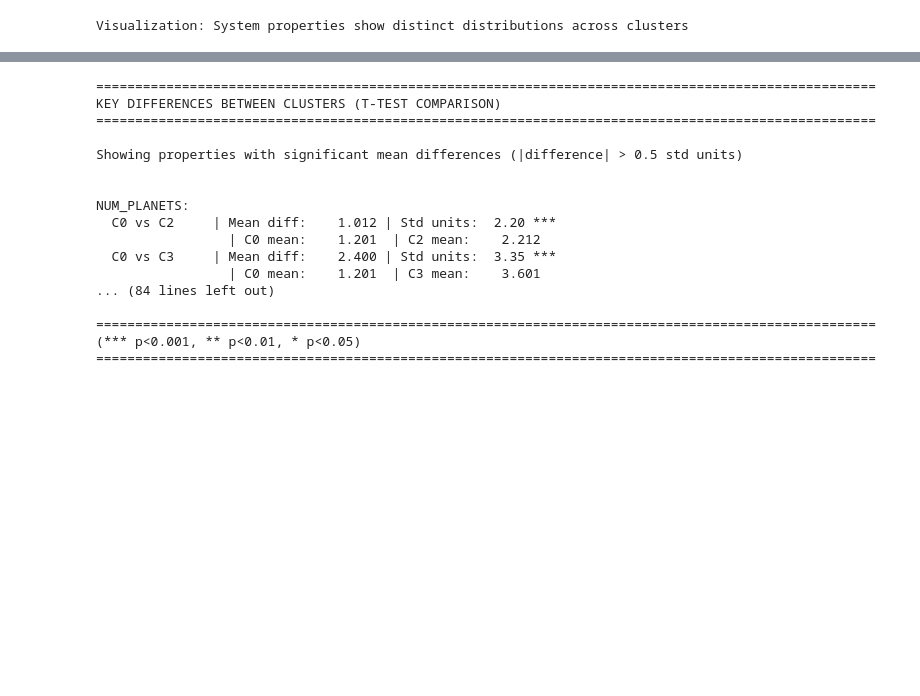
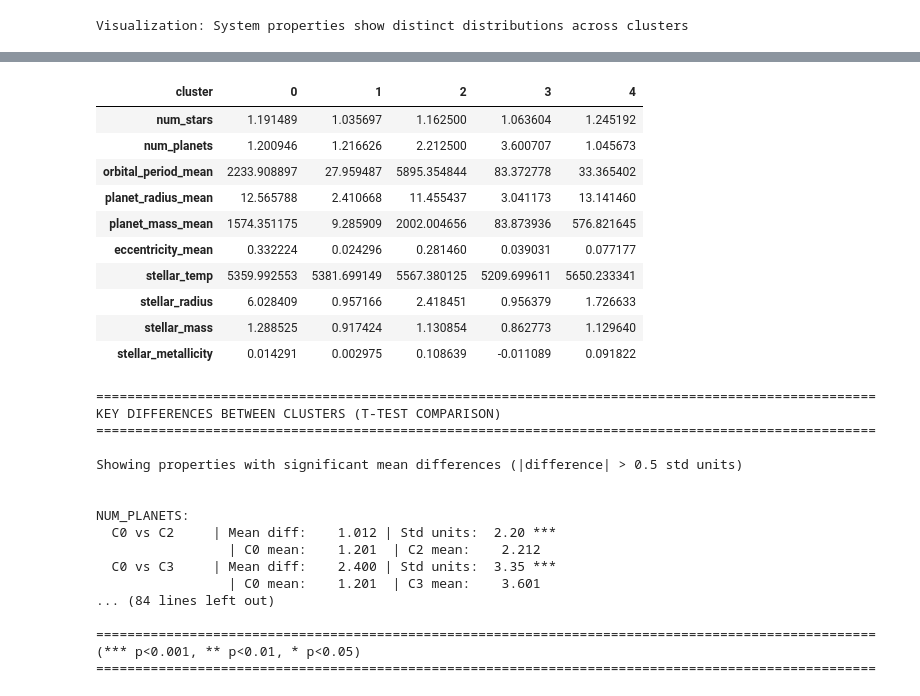
Before and after one commit to jacob-stiegler/exo-planet-clustering, a Jupyter notebook: clustering.ipynb, the cells around one changed output, grey strips where cells are left out. Cells and saved outputs as stored; diff of their text form; code cells hidden in the pictures; blank space fills up the shorter version.

```diff
--- a/clustering.ipynb
+++ b/clustering.ipynb
@@ -563,4 +691,19 @@ print("\nHeatmap: Normalized properties highlight cluster differences\n")
 Heatmap: Normalized properties highlight cluster differences
+# %%
+cluster_profile_table = analysis_df.groupby("cluster")[comparison_features].mean()
+cluster_profile_table.T
+# %% [output]
+| cluster | 0 | 1 | 2 | 3 | 4 |
+| num_stars | 1.191489 | 1.035697 | 1.162500 | 1.063604 | 1.245192 |
+| num_planets | 1.200946 | 1.216626 | 2.212500 | 3.600707 | 1.045673 |
+| orbital_period_mean | 2233.908897 | 27.959487 | 5895.354844 | 83.372778 | 33.365402 |
+| planet_radius_mean | 12.565788 | 2.410668 | 11.455437 | 3.041173 | 13.141460 |
+| planet_mass_mean | 1574.351175 | 9.285909 | 2002.004656 | 83.873936 | 576.821645 |
+| eccentricity_mean | 0.332224 | 0.024296 | 0.281460 | 0.039031 | 0.077177 |
+| stellar_temp | 5359.992553 | 5381.699149 | 5567.380125 | 5209.699611 | 5650.233341 |
+| stellar_radius | 6.028409 | 0.957166 | 2.418451 | 0.956379 | 1.726633 |
+| stellar_mass | 1.288525 | 0.917424 | 1.130854 | 0.862773 | 1.129640 |
+| stellar_metallicity | 0.014291 | 0.002975 | 0.108639 | -0.011089 | 0.091822 |
 # %%
 # Inter-group comparison: Key differences between clusters
 from scipy.stats import ttest_ind
```
Also changed, not shown: parts of 19 cells of this notebook.
